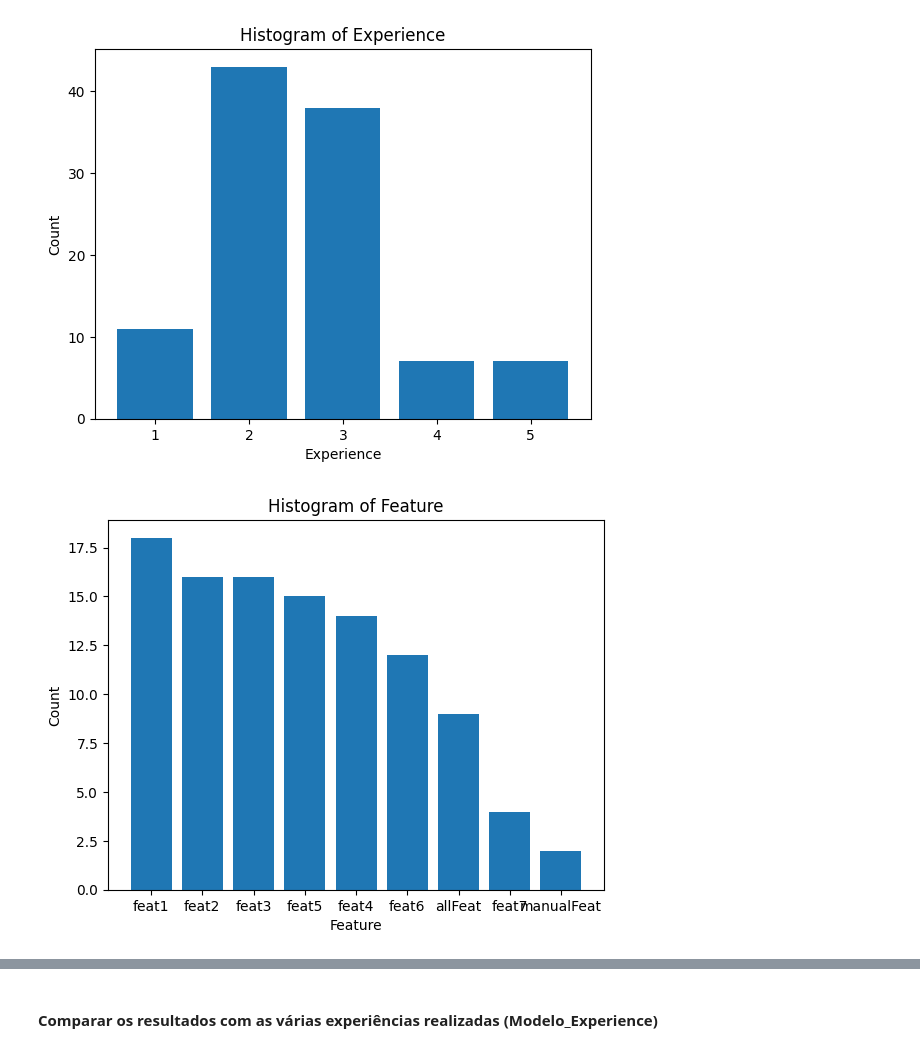
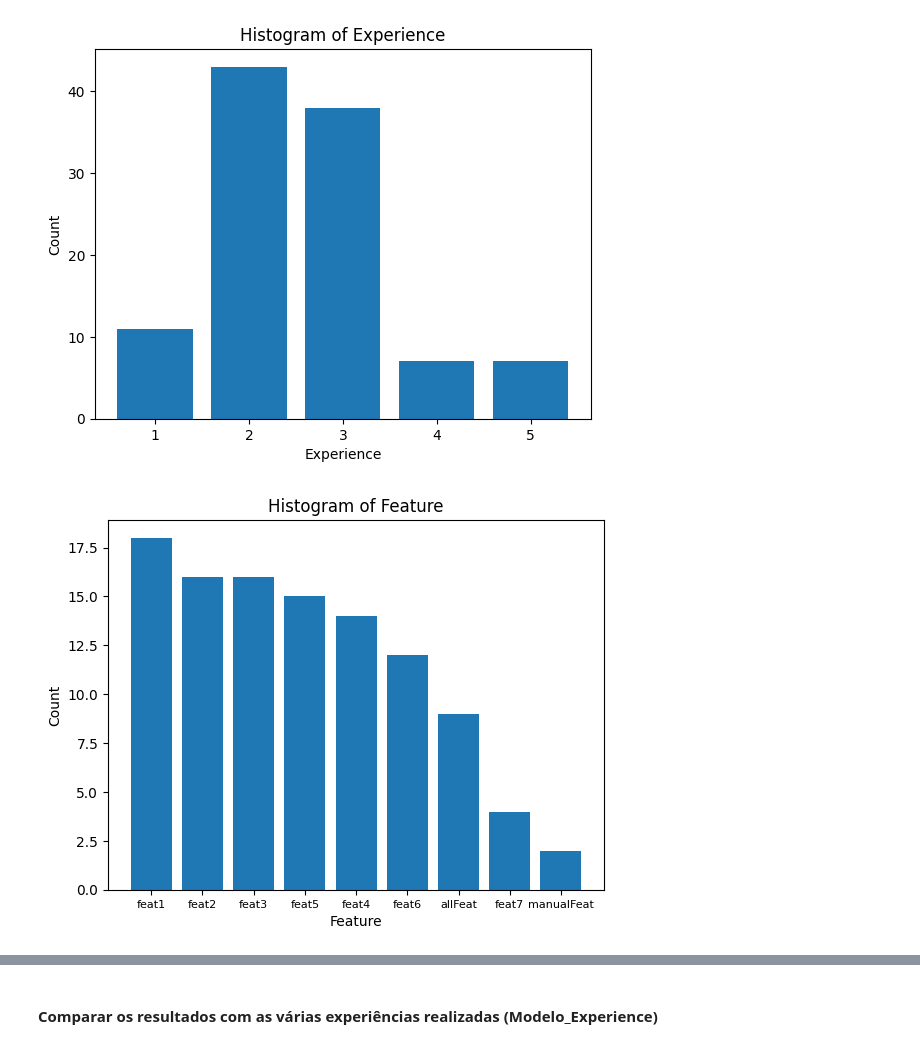
Before and after one commit to AfonsoMiao/ML_Project, a Jupyter notebook: analysis_results_experience2.ipynb, the cells around one changed output, grey strips where cells are left out. Saved outputs shown, nothing was run; the diff lists cells and outputs as text; code cells hidden in the pictures.

```diff
--- a/analysis_results_experience2.ipynb
+++ b/analysis_results_experience2.ipynb
@@ -156,12 +156,13 @@ plt.show()
 # %%
 # Plot the histogram
 plt.bar(value_features_counts.index, value_features_counts.values)
 plt.xlabel('Feature')
+plt.xticks(size = 8)
 plt.ylabel('Count')
 plt.title('Histogram of Feature')
 plt.show()
 # %% [output]
-[figure, old version]
+[figure, new version]
 # %%
 final_best_models = df_clean.merge(best_models, how="inner", left_on=["Model", "Accuracy_Test"], right_on=["Model", "max"])
 
```
Also changed, not shown: parts of 7 cells of this notebook, 3 other files.
